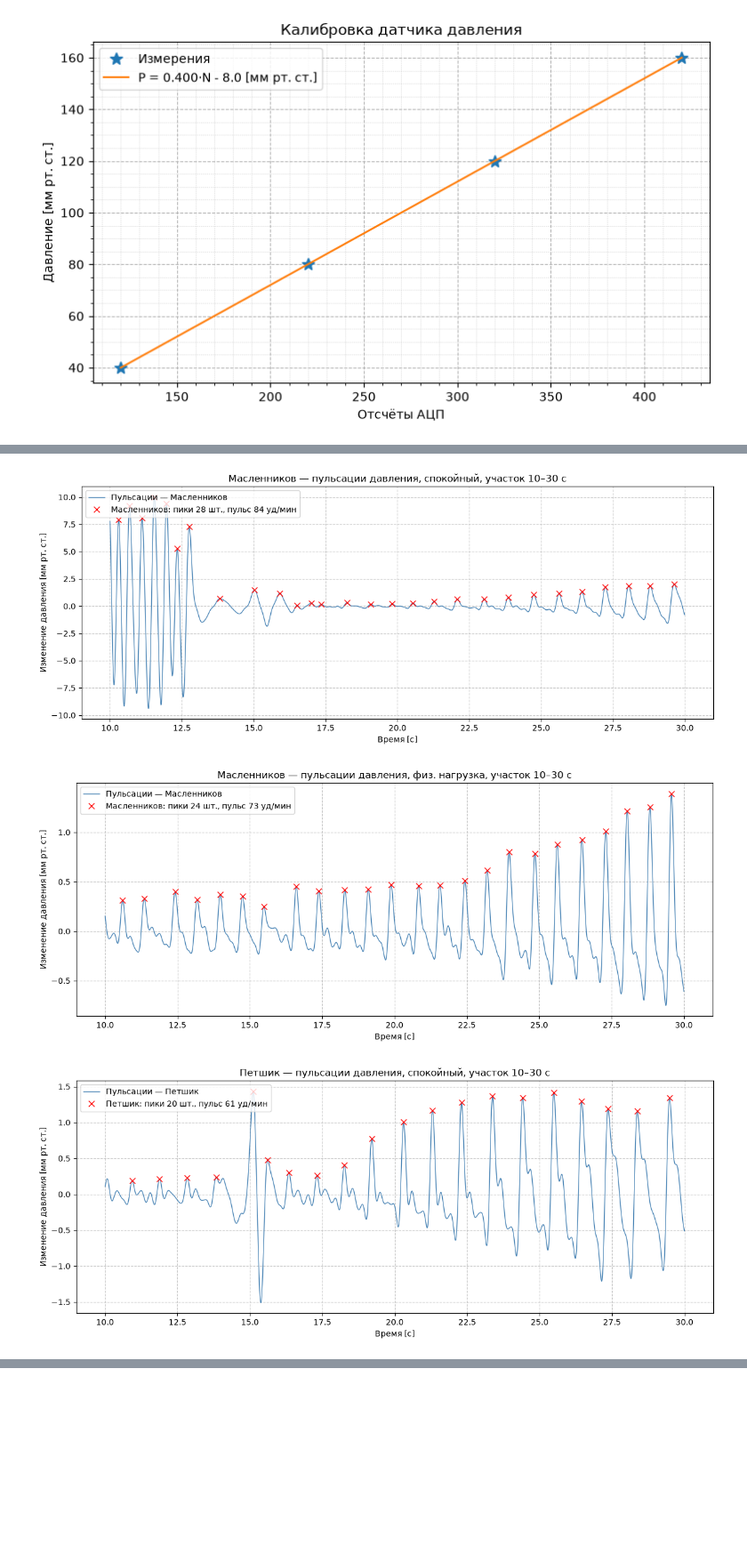
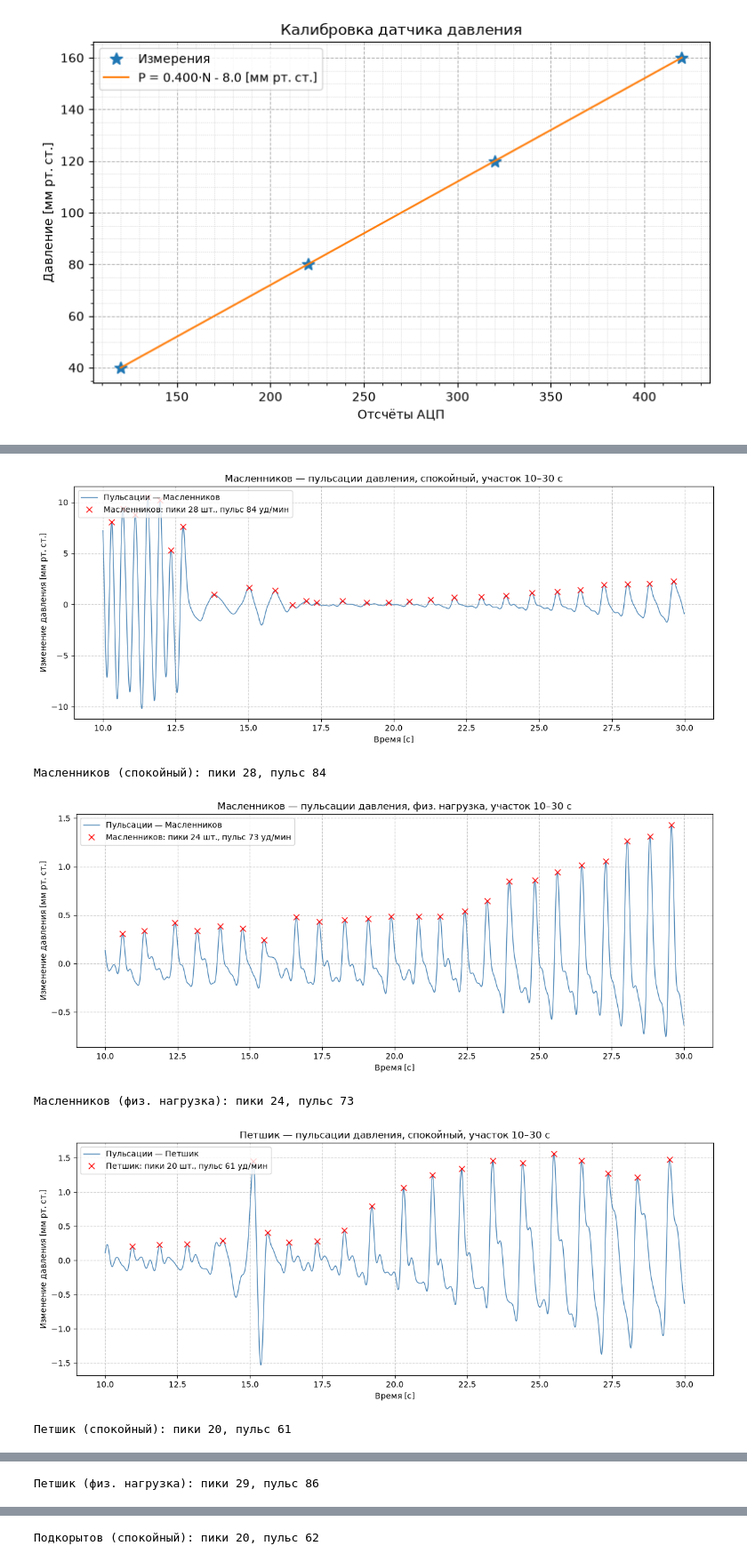
Before and after one commit to kirilivasml-glitch/get_labs, a Jupyter notebook: 5.3. Resting and post-exercise blood pressure/Graphic.ipynb, the cells around one changed output, grey strips where cells are left out. Shown at 89% size. Saved outputs shown, nothing was run; the diff lists cells and outputs as text; code cells hidden in the pictures; blank space fills up the shorter version.

```diff
--- a/5.3. Resting and post-exercise blood pressure/Graphic.ipynb
+++ b/5.3. Resting and post-exercise blood pressure/Graphic.ipynb
@@ -286,7 +294,7 @@ import os, re
 import numpy as np
 import pandas as pd
 import matplotlib.pyplot as plt
-from scipy.signal import find_peaks
+from scipy.signal import butter, sosfiltfilt, find_peaks
 from scipy.ndimage import uniform_filter1d
 
 DATA_DIR = '.'
@@ -299,6 +307,7 @@ WINDOW = (10.0, 30.0)
 WINDOW_OVERRIDE = {}
 FS_NEW = 200
 TREND_WIN = 1.5
+BAND = (0.8, 4.0)
 
 def load(path):
     txt = open(path, encoding='utf-8', errors='ignore').read()
@@ -319,39 +328,58 @@ def downsample(t, p, fs_new=FS_NEW):
     p = uniform_filter1d(p, size=k, mode='nearest')
     return t[::k], p[::k], fs/k
 
+def detrend(p, fs):
+    trend = uniform_filter1d(p, size=max(1, int(fs*TREND_WIN)), mode='nearest')
+    return p - trend
+
+def bandpass(p, fs, band=BAND):
+    sos = butter(3, band, btype='band', fs=fs, output='sos')
+    return sosfiltfilt(sos, p)
+
 def plot_pulsations(name, cond, t, p, fs):
     w0, w1 = WINDOW_OVERRIDE.get((name, cond), WINDOW)
-    trend = uniform_filter1d(p, size=max(1, int(fs*TREND_WIN)), mode='nearest')
-    osc = p - trend
+    osc = bandpass(detrend(p, fs), fs)
     m = (t >= w0) & (t <= w1)
     tw, ow = t[m], osc[m]
     peaks,_ = find_peaks(ow, distance=int(0.35*fs), prominence=0.15)
     n = len(peaks)
     pulse = (n-1)*60/(tw[peaks[-1]]-tw[peaks[0]]) if n >= 2 else None
+    bad = []
+    if pulse is None or not (30 <= pulse <= 220): bad.append('пульс вне 30-220')
+    if n < 5: bad.append('мало пиков')
     cond_title = 'физ. нагрузка' if cond == 'fitness' else 'спокойный'
     fig, ax = plt.subplots(figsize=(12, 5))
     ax.plot(tw, ow, color='steelblue', lw=1.0, label=f'Пульсации — {name}')
     lbl = f'{name}: пики {n} шт., пульс {pulse:.0f} уд/мин' if pulse else f'{name}: пики {n} шт.'
     ax.plot(tw[peaks], ow[peaks], 'x', color='red', markersize=7, label=lbl)
     ax.set_title(f'{name} — пульсации давления, {cond_title}, участок {w0:.0f}–{w1:.0f} с')
     ax.set_xlabel('Время [с]')
     ax.set_ylabel('Изменение давления [мм рт. ст.]')
     ax.grid(True, linestyle='--', alpha=0.7)
     ax.legend(loc='upper left')
     plt.tight_layout(); plt.show()
-    return n, pulse
+    return n, pulse, bad
 
 rows = []
 for name, f in FILES.items():
     for cond in ('rest', 'fitness'):
         path = os.path.join(DATA_DIR, f[cond])
         if not os.path.exists(path): print('НЕТ ФАЙЛА:', path); continue
         t, p, fs = downsample(*load(path))
-        n, pulse = plot_pulsations(name, cond, t, p, fs)
+        n, pulse, bad = plot_pulsations(name, cond, t, p, fs)
         cond_label = 'физ. нагрузка' if cond == 'fitness' else 'спокойный'
-        rows.append(dict(subject=name, cond=cond_label, peaks=n, pulse=round(pulse) if pulse else None))
+        tag = '  [НЕВАЛИДНО: ' + ', '.join(bad) + ']' if bad else ''
+        if pulse:
+            print(f'{name} ({cond_label}): пики {n}, пульс {pulse:.0f}{tag}')
+        else:
+            print(f'{name} ({cond_label}): пики {n}{tag}')
+        rows.append(dict(subject=name, cond=cond_label, peaks=n,
+                         pulse=round(pulse) if pulse else None, valid=not bad))
 print('\n', pd.DataFrame(rows).to_string(index=False))
 # %% [output]
-[figure, old version]
+[figure, new version]
+Масленников (спокойный): пики 28, пульс 84
-[figure, old version]
+[figure, new version]
+Масленников (физ. нагрузка): пики 24, пульс 73
-[figure, old version]
+[figure, new version]
+Петшик (спокойный): пики 20, пульс 61
@@ -358,0 +387 @@ print('\n', pd.DataFrame(rows).to_string(index=False))
+Петшик (физ. нагрузка): пики 29, пульс 86
@@ -359,0 +389 @@ print('\n', pd.DataFrame(rows).to_string(index=False))
+Подкорытов (спокойный): пики 20, пульс 62
```
Also changed, not shown: parts of 3 cells of this notebook.
